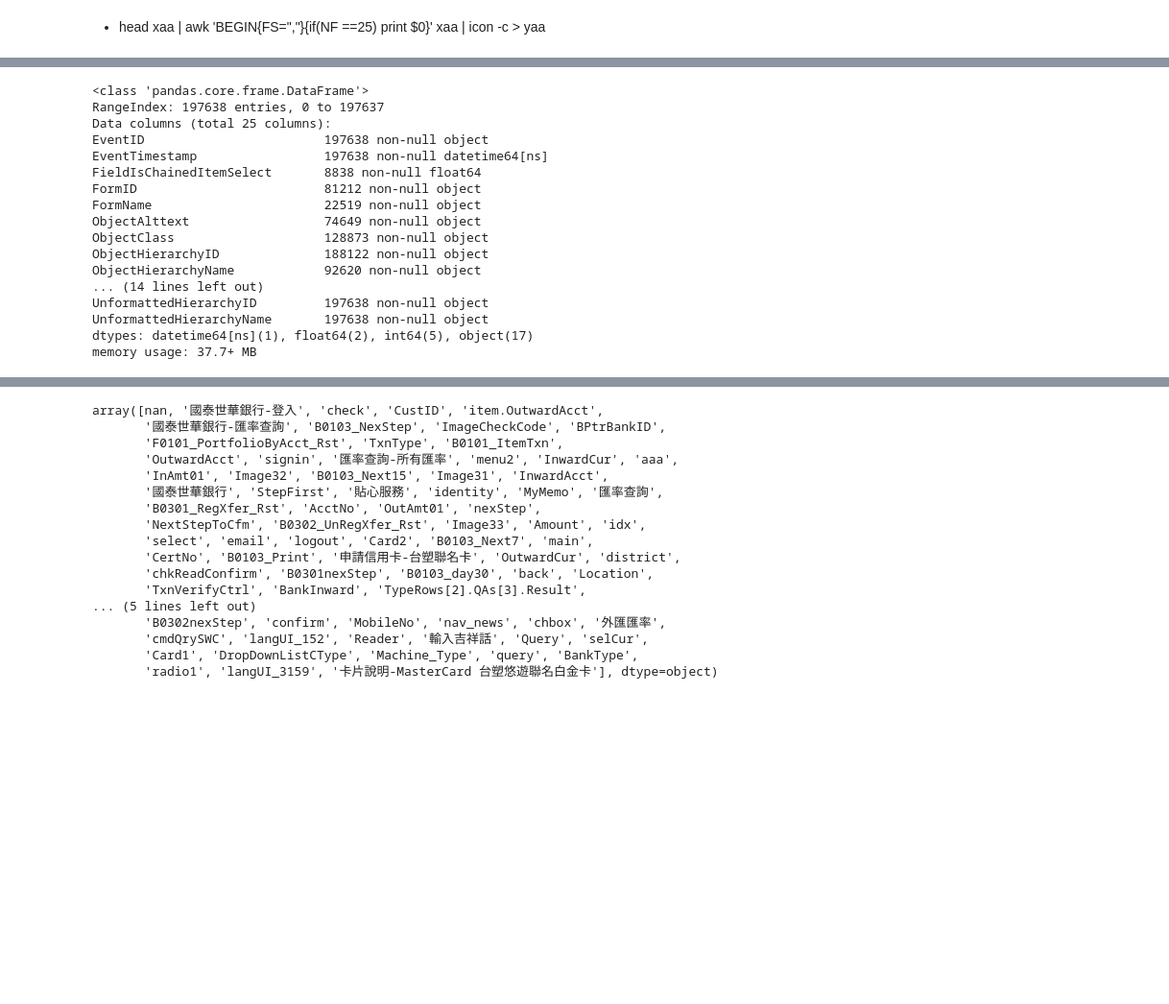
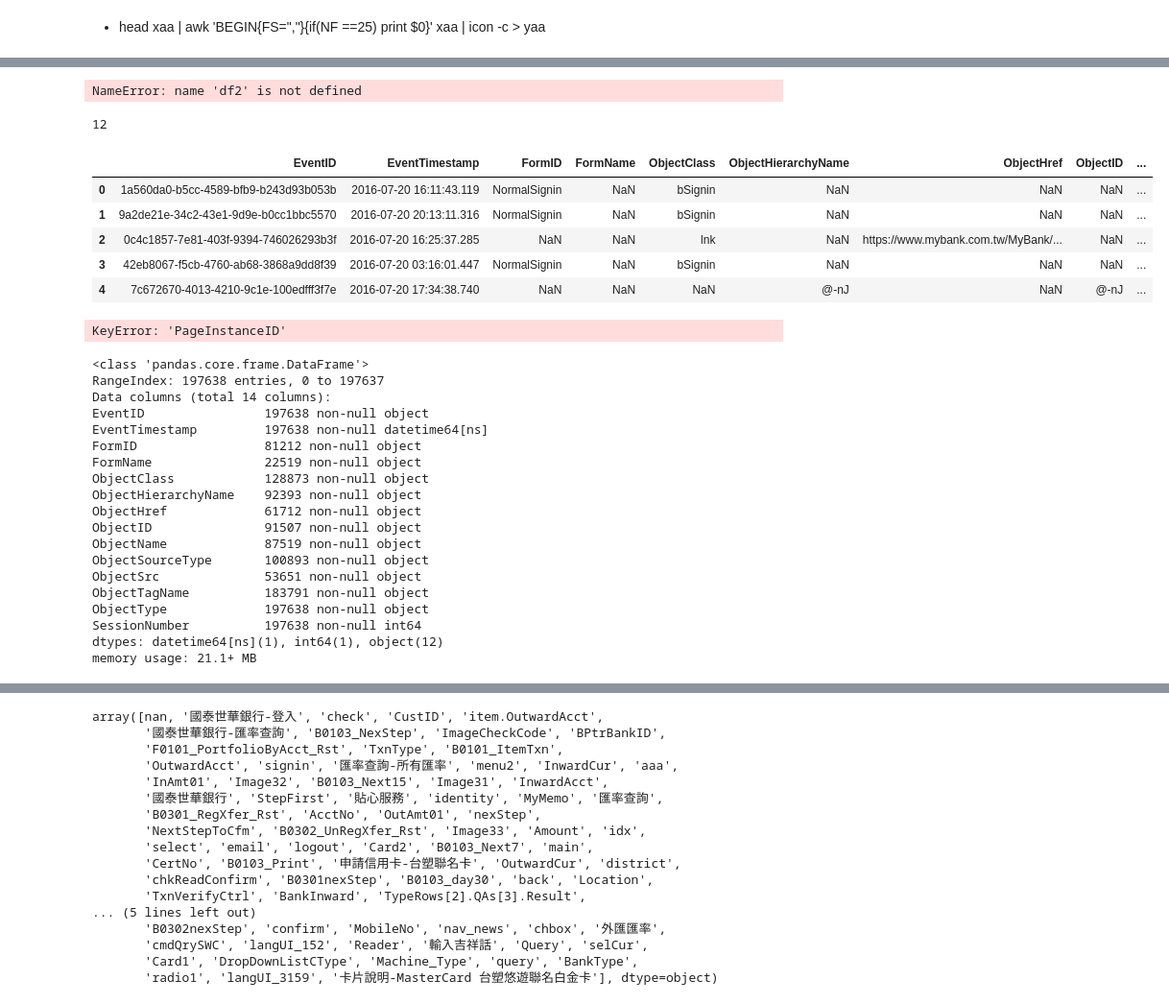
Before and after one commit to ywchiu/cathaybkpython, a Jupyter notebook: click_analysis.ipynb, the cells around one changed output, grey strips where cells are left out. Shown at 96% size. Saved outputs shown, nothing was run; the diff lists cells and outputs as text; code cells hidden in the pictures; blank space fills up the shorter version.

```diff
--- a/click_analysis.ipynb
+++ b/click_analysis.ipynb
@@ -2,10 +2,27 @@
 - head xaa | awk 'BEGIN{FS=","}{if(NF ==25) print $0}' xaa | icon -c > yaa
 # %%
 col = ['EventID','EventTimestamp','FieldIsChainedItemSelect','FormID','FormName','ObjectAlttext','ObjectClass','ObjectHierarchyID','ObjectHierarchyName','ObjectHref','ObjectID','ObjectIsDownload','ObjectIsLink','ObjectName','ObjectSourceType','ObjectSrc','ObjectTagName','ObjectType','PageEventIndex','PageInstanceID','PreviousChainedISEventIndex','SessionNumber','TrackingUuid','UnformattedHierarchyID','UnformattedHierarchyName']
+# %%
+col = ['EventID','EventTimestamp','FieldIsChainedItemSelect','FormID','FormName',\
+       'ObjectAlttext','ObjectClass','ObjectHierarchyID','ObjectHierarchyName','ObjectHref',\
+       'ObjectID','ObjectIsDownload','ObjectIsLink','ObjectName','ObjectSourceType','ObjectSrc',\
+       'ObjectTagName','ObjectType','PageEventIndex','PageInstanceID','PreviousChainedISEventIndex',\
+       'SessionNumber','TrackingUuid',\
+       'UnformattedHierarchyID','UnformattedHierarchyName']
 # %%
 import pandas
-df = pandas.read_csv('bigdata/zab', sep = ',' \
+dftotal = []
+#for l in 'abcdefghijkl':
+df = pandas.read_csv('clickdata/za{}'.format('a'), sep = ',' \
                      , encoding = 'utf-8' \
                      , header=None \
                      , parse_dates=[1]\
                      , na_values=['NaN','Null'])
+'''
+    df.columns = col
+    df2 = df[['EventID', 'EventTimestamp', 'FormID', 'FormName', 'ObjectClass',
+       'ObjectHierarchyName', 'ObjectHref', 'ObjectID', 'ObjectName',
+       'ObjectSourceType', 'ObjectSrc', 'ObjectTagName', 'ObjectType',
+       'SessionNumber']]
+    dftotal.append(df2)
+'''
@@ -14,20 +51,46 @@ df.columns = col
+# %%
+df = pandas.concat(dftotal)
+# %%
+del df2
+# %% [output]
+NameError: name 'df2' is not defined
+# %%
+len(dftotal)
+# %% [output]
+12
+# %%
+df.head()
+# %% [output]
+|  | EventID | EventTimestamp | FormID | FormName | ObjectClass | ObjectHierarchyName | ObjectHref | ObjectID | ... |
+| 0 | 1a560da0-b5cc-4589-bfb9-b243d93b053b | 2016-07-20 16:11:43.119 | NormalSignin | NaN | bSignin | NaN | NaN | NaN | ... |
+| 1 | 9a2de21e-34c2-43e1-9d9e-b0cc1bbc5570 | 2016-07-20 20:13:11.316 | NormalSignin | NaN | bSignin | NaN | NaN | NaN | ... |
+| 2 | 0c4c1857-7e81-403f-9394-746026293b3f | 2016-07-20 16:25:37.285 | NaN | NaN | lnk | NaN | https://www.mybank.com.tw/MyBank/... | NaN | ... |
+| 3 | 42eb8067-f5cb-4760-ab68-3868a9dd8f39 | 2016-07-20 03:16:01.447 | NormalSignin | NaN | bSignin | NaN | NaN | NaN | ... |
+| 4 | 7c672670-4013-4210-9c1e-100edfff3f7e | 2016-07-20 17:34:38.740 | NaN | NaN | NaN | @-nJ | NaN | @-nJ | ... |
+# %%
+del df['PageInstanceID']
+del df['ObjectHierarchyID']
+# %% [output]
+KeyError: 'PageInstanceID'
 # %%
 df.info()
 # %% [output]
 <class 'pandas.core.frame.DataFrame'>
 RangeIndex: 197638 entries, 0 to 197637
-Data columns (total 25 columns):
-EventID                        197638 non-null object
-EventTimestamp                 197638 non-null datetime64[ns]
-FieldIsChainedItemSelect       8838 non-null float64
-FormID                         81212 non-null object
-FormName                       22519 non-null object
-ObjectAlttext                  74649 non-null object
-ObjectClass                    128873 non-null object
-ObjectHierarchyID              188122 non-null object
-ObjectHierarchyName            92620 non-null object
-... (14 lines left out)
-UnformattedHierarchyID         197638 non-null object
-UnformattedHierarchyName       197638 non-null object
-dtypes: datetime64[ns](1), float64(2), int64(5), object(17)
-memory usage: 37.7+ MB
+Data columns (total 14 columns):
+EventID                197638 non-null object
+EventTimestamp         197638 non-null datetime64[ns]
+FormID                 81212 non-null object
+FormName               22519 non-null object
+ObjectClass            128873 non-null object
+ObjectHierarchyName    92393 non-null object
+ObjectHref             61712 non-null object
+ObjectID               91507 non-null object
+ObjectName             87519 non-null object
+ObjectSourceType       100893 non-null object
+ObjectSrc              53651 non-null object
+ObjectTagName          183791 non-null object
+ObjectType             197638 non-null object
+SessionNumber          197638 non-null int64
+dtypes: datetime64[ns](1), int64(1), object(12)
+memory usage: 21.1+ MB
```
Also changed, not shown: parts of 5 cells of this notebook, 2 other files.
